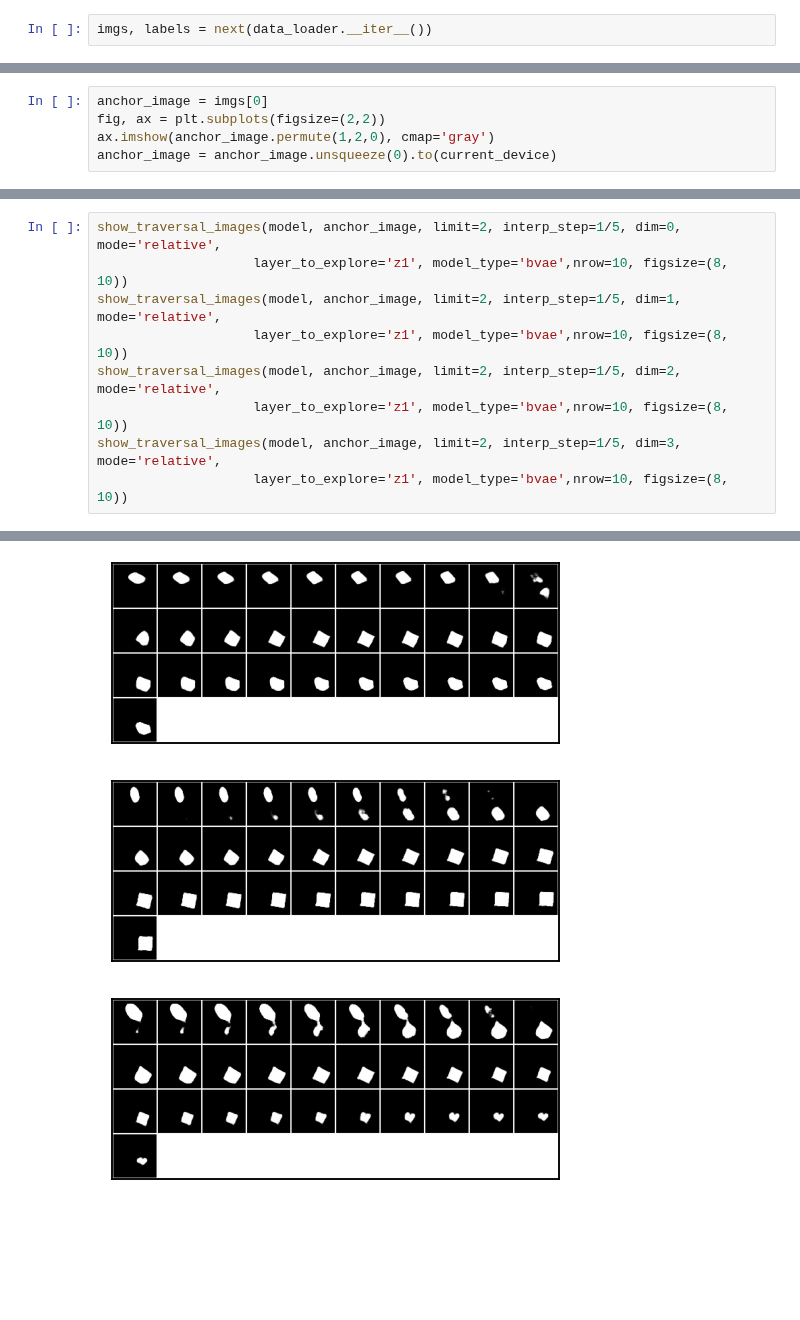
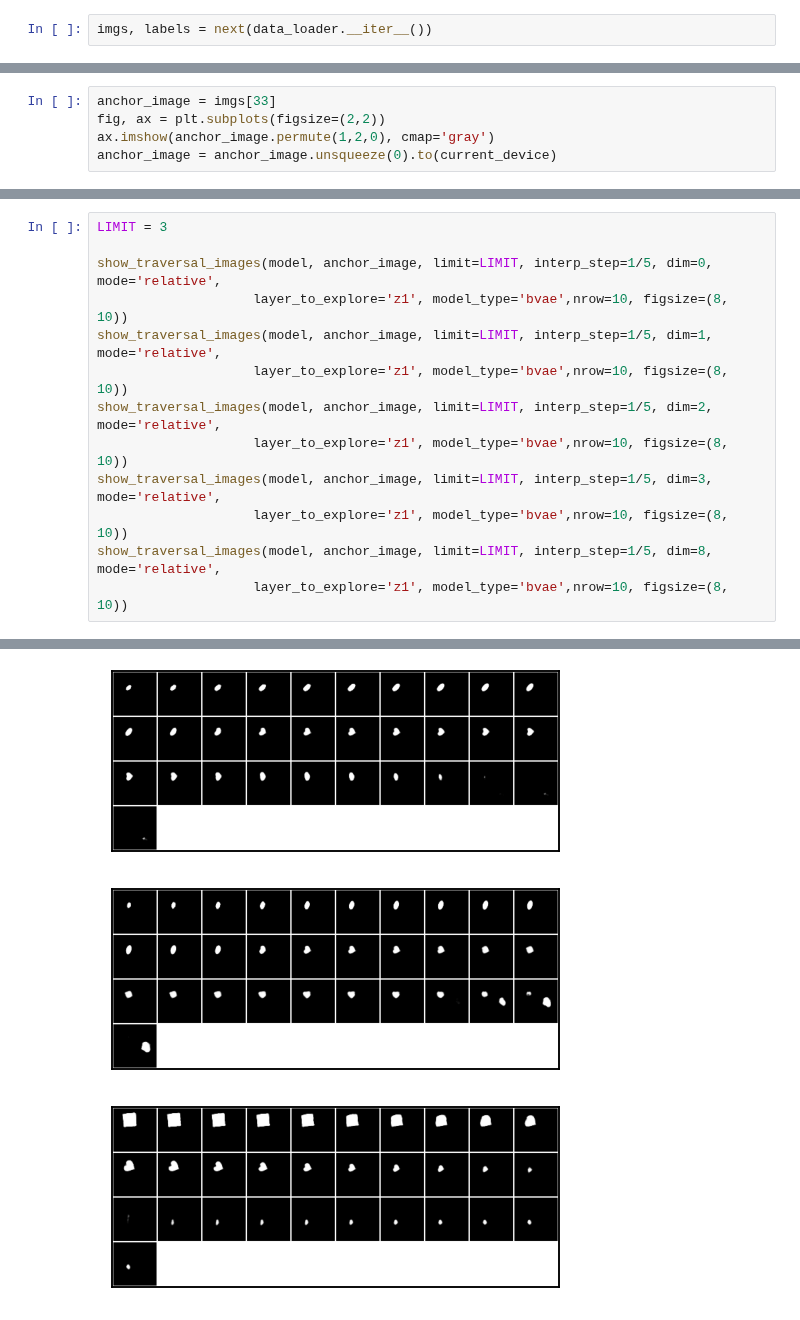
Before and after one commit to muhammadyaseen/vae-disentanglement, a Jupyter notebook: notebooks/PerturbationTesting.ipynb, the cells around one changed output, grey strips where cells are left out. Drawn from its saved outputs; the diff is of its cells as text; blank space fills up the shorter version.

```diff
--- a/notebooks/PerturbationTesting.ipynb
+++ b/notebooks/PerturbationTesting.ipynb
@@ -407,5 +334,5 @@ plt.imshow(diffs[10][0].cpu().numpy().T, cmap='Reds')
 # %%
-anchor_image = imgs[0]
+anchor_image = imgs[33]
 fig, ax = plt.subplots(figsize=(2,2))
 ax.imshow(anchor_image.permute(1,2,0), cmap='gray')
 anchor_image = anchor_image.unsqueeze(0).to(current_device)
@@ -486,10 +344,14 @@ Visualizing latent space from -3.01 to 3.09, with center at 3.05
 # %%
-show_traversal_images(model, anchor_image, limit=2, interp_step=1/5, dim=0, mode='relative',
+LIMIT = 3
+
+show_traversal_images(model, anchor_image, limit=LIMIT, interp_step=1/5, dim=0, mode='relative',
                     layer_to_explore='z1', model_type='bvae',nrow=10, figsize=(8, 10))
-show_traversal_images(model, anchor_image, limit=2, interp_step=1/5, dim=1, mode='relative',
+show_traversal_images(model, anchor_image, limit=LIMIT, interp_step=1/5, dim=1, mode='relative',
                     layer_to_explore='z1', model_type='bvae',nrow=10, figsize=(8, 10))
-show_traversal_images(model, anchor_image, limit=2, interp_step=1/5, dim=2, mode='relative',
+show_traversal_images(model, anchor_image, limit=LIMIT, interp_step=1/5, dim=2, mode='relative',
                     layer_to_explore='z1', model_type='bvae',nrow=10, figsize=(8, 10))
-show_traversal_images(model, anchor_image, limit=2, interp_step=1/5, dim=3, mode='relative',
+show_traversal_images(model, anchor_image, limit=LIMIT, interp_step=1/5, dim=3, mode='relative',
                     layer_to_explore='z1', model_type='bvae',nrow=10, figsize=(8, 10))
+show_traversal_images(model, anchor_image, limit=LIMIT, interp_step=1/5, dim=8, mode='relative',
+                    layer_to_explore='z1', model_type='bvae',nrow=10, figsize=(8, 10))
 # %% [output]
@@ -500,3 +363,3 @@ Visualizing latent space from -2.26 to 3.84, with center at 3.05
-[figure, old version]
+[figure, new version]
-[figure, old version]
+[figure, new version]
-[figure, old version]
+[figure, new version]
```
Also changed, not shown: parts of 36 cells of this notebook, 3 other files.
